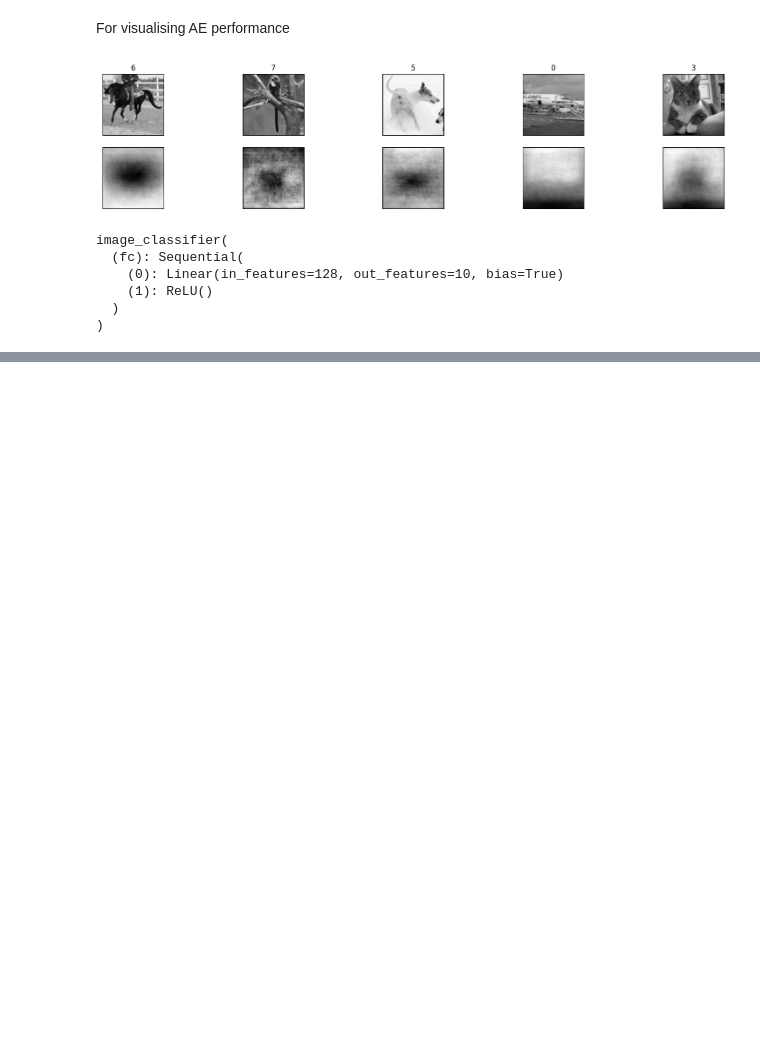
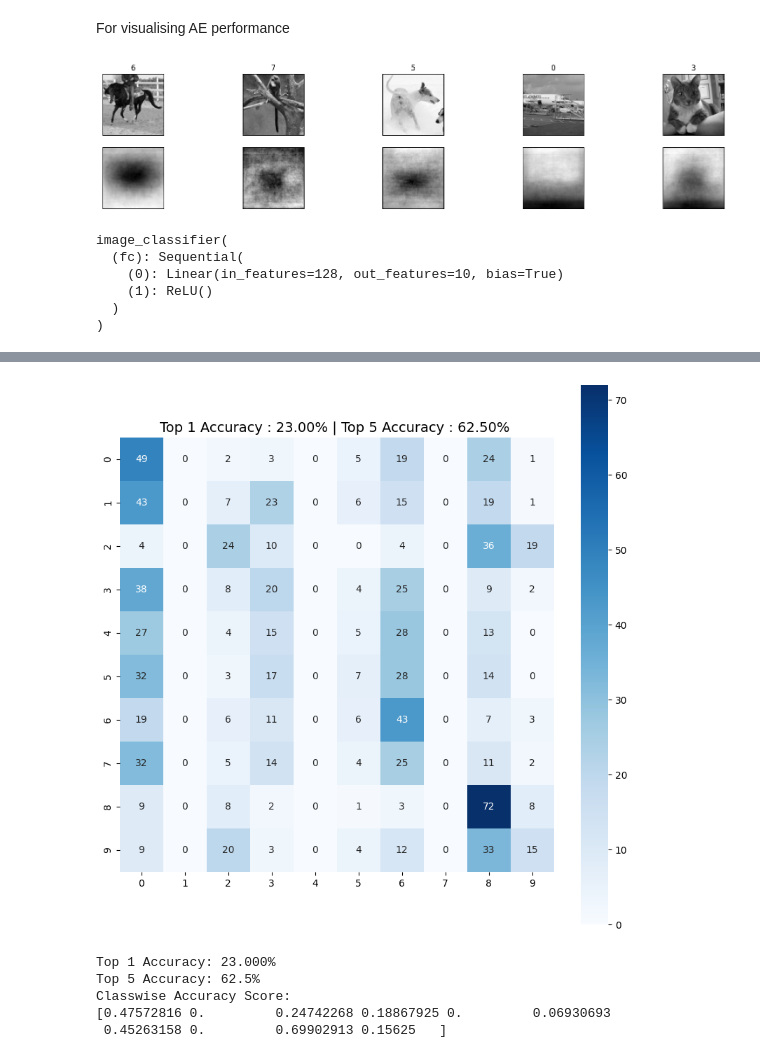
Before and after one commit to debonil/dlops-23, a Jupyter notebook: M21AIE225_DLOps_Assignment_1/M21AIE225_DLOps_Assignment_1.ipynb, the cells around one changed output, grey strips where cells are left out. Cells and saved outputs as stored; diff of their text form; code cells hidden in the pictures; blank space fills up the shorter version.

```diff
--- a/M21AIE225_DLOps_Assignment_1/M21AIE225_DLOps_Assignment_1.ipynb
+++ b/M21AIE225_DLOps_Assignment_1/M21AIE225_DLOps_Assignment_1.ipynb
@@ -329,5 +335,12 @@ Epoch: 5        Training Loss: 215.794990,      Test Loss: 2147.725105,
 # %%
 test_images, test_labels = next(iter(testloader))
-test_output = image_clf(test_images)
+test_output = image_clf(test_images.view(-1, 96*96))
 with torch.no_grad():
     confusionMatrixAndAccuracyReport(test_labels,test_output,testdataset.classes)
+# %% [output]
+[figure, added]
+Top 1 Accuracy: 23.000%
+Top 5 Accuracy: 62.5%
+Classwise Accuracy Score:
+[0.47572816 0.         0.24742268 0.18867925 0.         0.06930693
+ 0.45263158 0.         0.69902913 0.15625   ]
```
Also changed, not shown: parts of 1 cell of this notebook.
